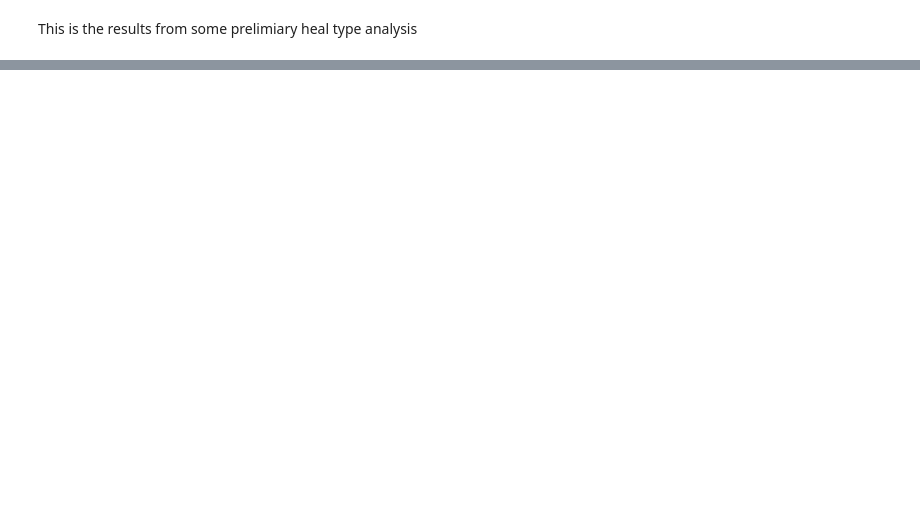
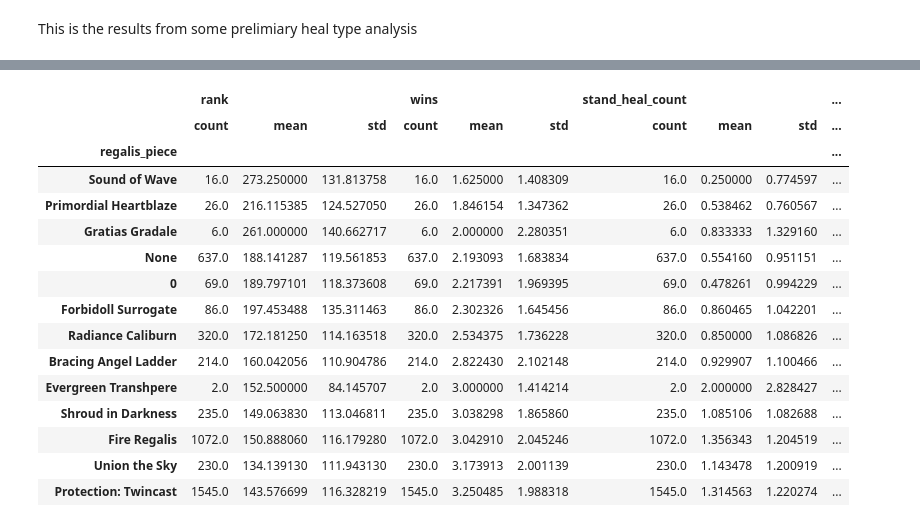
Before and after one commit to Silver-Sapphire/BCSanalysis, a Jupyter notebook: BCSdata.ipynb, the cells around one changed output, grey strips where cells are left out. Drawn from its saved outputs; the diff is of its cells as text; code cells hidden in the pictures; blank space fills up the shorter version.

```diff
--- a/BCSdata.ipynb
+++ b/BCSdata.ipynb
@@ -460,0 +561,5 @@ The next questions I have;
+# %%
+pd.set_option('display.max_rows', None)
+
+# Show all columns
+pd.set_option('display.max_columns', None)
@@ -460,0 +583,20 @@ The next questions I have;
+# %%
+foo = full_df.groupby('regalis_piece').describe().loc[:, (slice(None), ['count','mean', 'std'])]
+foo.sort_values(('wins', 'mean'))
+# %% [output]
+|  | rank |  |  | wins |  |  | stand_heal_count |  |  | ... |
+|  | count | mean | std | count | mean | std | count | mean | std | ... |
+| regalis_piece |  |  |  |  |  |  |  |  |  | ... |
+| Sound of Wave | 16.0 | 273.250000 | 131.813758 | 16.0 | 1.625000 | 1.408309 | 16.0 | 0.250000 | 0.774597 | ... |
+| Primordial Heartblaze | 26.0 | 216.115385 | 124.527050 | 26.0 | 1.846154 | 1.347362 | 26.0 | 0.538462 | 0.760567 | ... |
+| Gratias Gradale | 6.0 | 261.000000 | 140.662717 | 6.0 | 2.000000 | 2.280351 | 6.0 | 0.833333 | 1.329160 | ... |
+| None | 637.0 | 188.141287 | 119.561853 | 637.0 | 2.193093 | 1.683834 | 637.0 | 0.554160 | 0.951151 | ... |
+| 0 | 69.0 | 189.797101 | 118.373608 | 69.0 | 2.217391 | 1.969395 | 69.0 | 0.478261 | 0.994229 | ... |
+| Forbidoll Surrogate | 86.0 | 197.453488 | 135.311463 | 86.0 | 2.302326 | 1.645456 | 86.0 | 0.860465 | 1.042201 | ... |
+| Radiance Caliburn | 320.0 | 172.181250 | 114.163518 | 320.0 | 2.534375 | 1.736228 | 320.0 | 0.850000 | 1.086826 | ... |
+| Bracing Angel Ladder | 214.0 | 160.042056 | 110.904786 | 214.0 | 2.822430 | 2.102148 | 214.0 | 0.929907 | 1.100466 | ... |
+| Evergreen Transhpere | 2.0 | 152.500000 | 84.145707 | 2.0 | 3.000000 | 1.414214 | 2.0 | 2.000000 | 2.828427 | ... |
+| Shroud in Darkness | 235.0 | 149.063830 | 113.046811 | 235.0 | 3.038298 | 1.865860 | 235.0 | 1.085106 | 1.082688 | ... |
+| Fire Regalis | 1072.0 | 150.888060 | 116.179280 | 1072.0 | 3.042910 | 2.045246 | 1072.0 | 1.356343 | 1.204519 | ... |
+| Union the Sky | 230.0 | 134.139130 | 111.943130 | 230.0 | 3.173913 | 2.001139 | 230.0 | 1.143478 | 1.200919 | ... |
+| Protection: Twincast | 1545.0 | 143.576699 | 116.328219 | 1545.0 | 3.250485 | 1.988318 | 1545.0 | 1.314563 | 1.220274 | ... |
```
Also changed, not shown: parts of 56 cells of this notebook, 3 other files.
